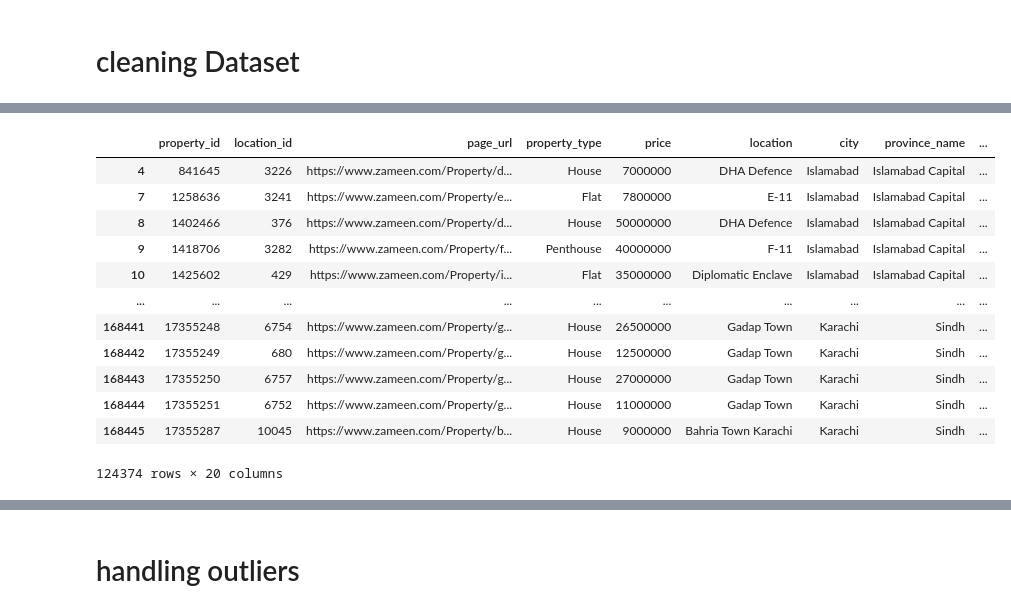
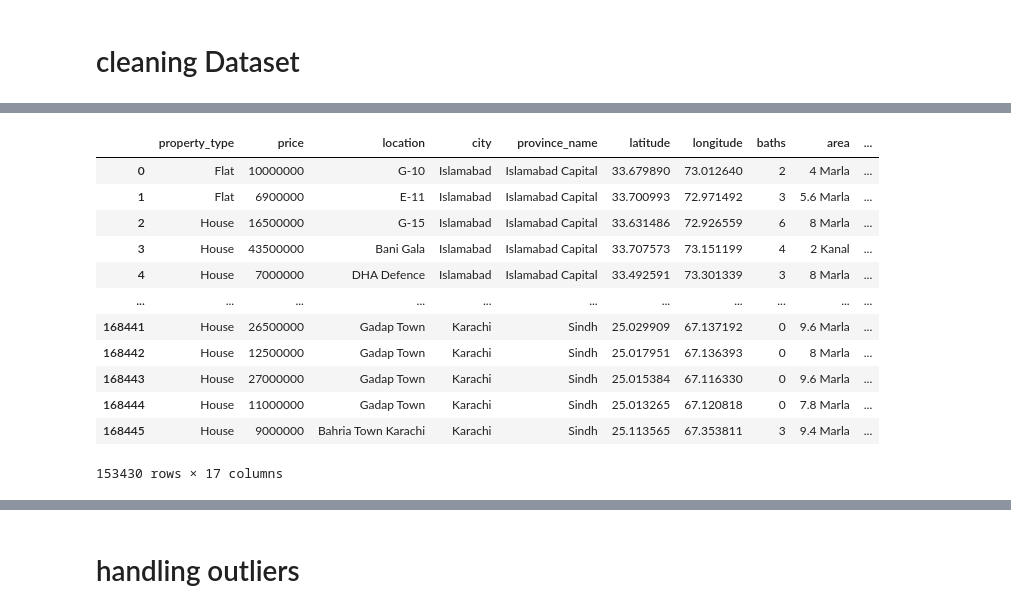
Before and after one commit to khaaaleed-5/Advanced-ML, a Jupyter notebook: SVM/SVM.ipynb, the cells around one changed output, grey strips where cells are left out. Drawn from its saved outputs; the diff is of its cells as text; code cells hidden in the pictures.

```diff
--- a/SVM/SVM.ipynb
+++ b/SVM/SVM.ipynb
@@ -43,5 +44,12 @@ Area Size            0
 Area Category        0
 dtype: int64
 # %%
+# Droping id's and unique data of examples before dropping duplicates
+
+drop_colums=['property_id', 'location_id', 'page_url']
+df = dataset.drop(columns= drop_colums, axis=1)
+
+df
+
 #df = dataset.dropna(axis=1)
 #df.isna().sum()
@@ -48,18 +70,20 @@ dtype: int64
 # %%
-df = dataset.drop_duplicates()
-df = df.dropna()
+# Droping duplicates
+
+df = df.drop_duplicates()
+
 df
 # %% [output]
-|  | property_id | location_id | page_url | property_type | price | location | city | province_name | ... |
-| 4 | 841645 | 3226 | https://www.zameen.com/Property/d... | House | 7000000 | DHA Defence | Islamabad | Islamabad Capital | ... |
-| 7 | 1258636 | 3241 | https://www.zameen.com/Property/e... | Flat | 7800000 | E-11 | Islamabad | Islamabad Capital | ... |
-| 8 | 1402466 | 376 | https://www.zameen.com/Property/d... | House | 50000000 | DHA Defence | Islamabad | Islamabad Capital | ... |
-| 9 | 1418706 | 3282 | https://www.zameen.com/Property/f... | Penthouse | 40000000 | F-11 | Islamabad | Islamabad Capital | ... |
-| 10 | 1425602 | 429 | https://www.zameen.com/Property/i... | Flat | 35000000 | Diplomatic Enclave | Islamabad | Islamabad Capital | ... |
-| ... | ... | ... | ... | ... | ... | ... | ... | ... | ... |
-| 168441 | 17355248 | 6754 | https://www.zameen.com/Property/g... | House | 26500000 | Gadap Town | Karachi | Sindh | ... |
-| 168442 | 17355249 | 680 | https://www.zameen.com/Property/g... | House | 12500000 | Gadap Town | Karachi | Sindh | ... |
-| 168443 | 17355250 | 6757 | https://www.zameen.com/Property/g... | House | 27000000 | Gadap Town | Karachi | Sindh | ... |
-| 168444 | 17355251 | 6752 | https://www.zameen.com/Property/g... | House | 11000000 | Gadap Town | Karachi | Sindh | ... |
-| 168445 | 17355287 | 10045 | https://www.zameen.com/Property/b... | House | 9000000 | Bahria Town Karachi | Karachi | Sindh | ... |
+|  | property_type | price | location | city | province_name | latitude | longitude | baths | area | ... |
+| 0 | Flat | 10000000 | G-10 | Islamabad | Islamabad Capital | 33.679890 | 73.012640 | 2 | 4 Marla | ... |
+| 1 | Flat | 6900000 | E-11 | Islamabad | Islamabad Capital | 33.700993 | 72.971492 | 3 | 5.6 Marla | ... |
+| 2 | House | 16500000 | G-15 | Islamabad | Islamabad Capital | 33.631486 | 72.926559 | 6 | 8 Marla | ... |
+| 3 | House | 43500000 | Bani Gala | Islamabad | Islamabad Capital | 33.707573 | 73.151199 | 4 | 2 Kanal | ... |
+| 4 | House | 7000000 | DHA Defence | Islamabad | Islamabad Capital | 33.492591 | 73.301339 | 3 | 8 Marla | ... |
+| ... | ... | ... | ... | ... | ... | ... | ... | ... | ... | ... |
+| 168441 | House | 26500000 | Gadap Town | Karachi | Sindh | 25.029909 | 67.137192 | 0 | 9.6 Marla | ... |
+| 168442 | House | 12500000 | Gadap Town | Karachi | Sindh | 25.017951 | 67.136393 | 0 | 8 Marla | ... |
+| 168443 | House | 27000000 | Gadap Town | Karachi | Sindh | 25.015384 | 67.116330 | 0 | 9.6 Marla | ... |
+| 168444 | House | 11000000 | Gadap Town | Karachi | Sindh | 25.013265 | 67.120818 | 0 | 7.8 Marla | ... |
+| 168445 | House | 9000000 | Bahria Town Karachi | Karachi | Sindh | 25.113565 | 67.353811 | 3 | 9.4 Marla | ... |
-124374 rows × 20 columns
+153430 rows × 17 columns
```
Also changed, not shown: parts of 17 cells of this notebook.
